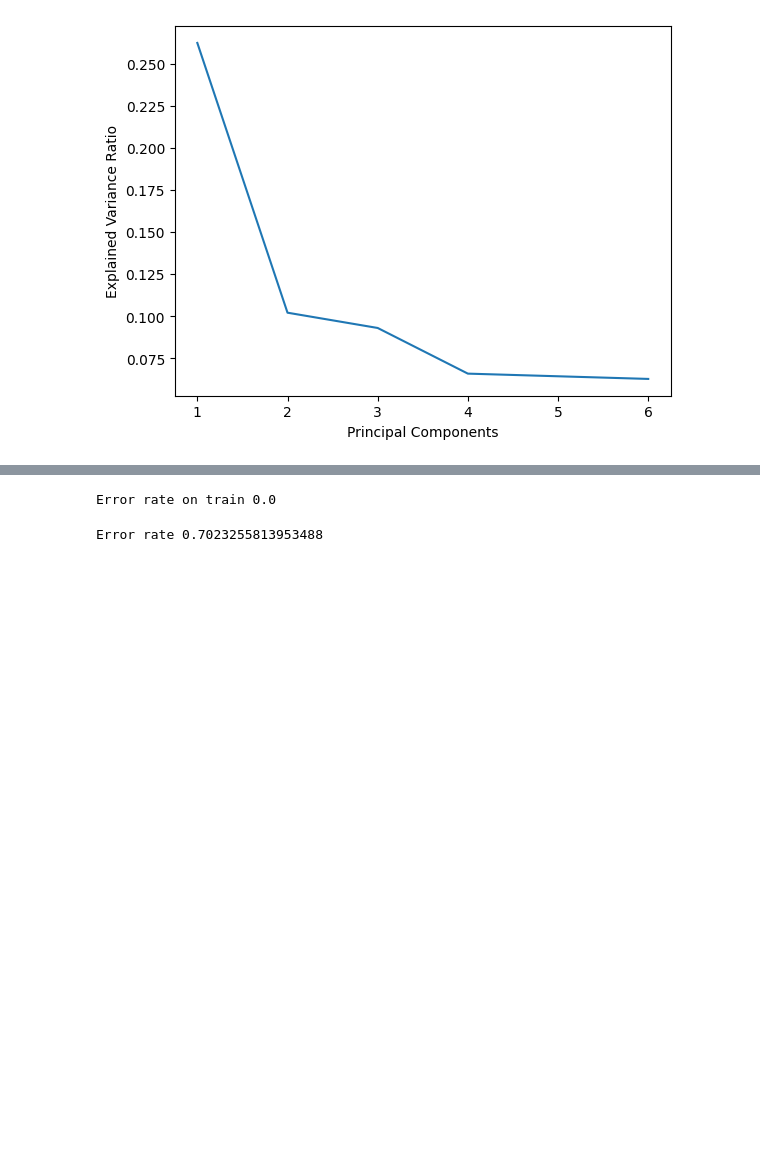
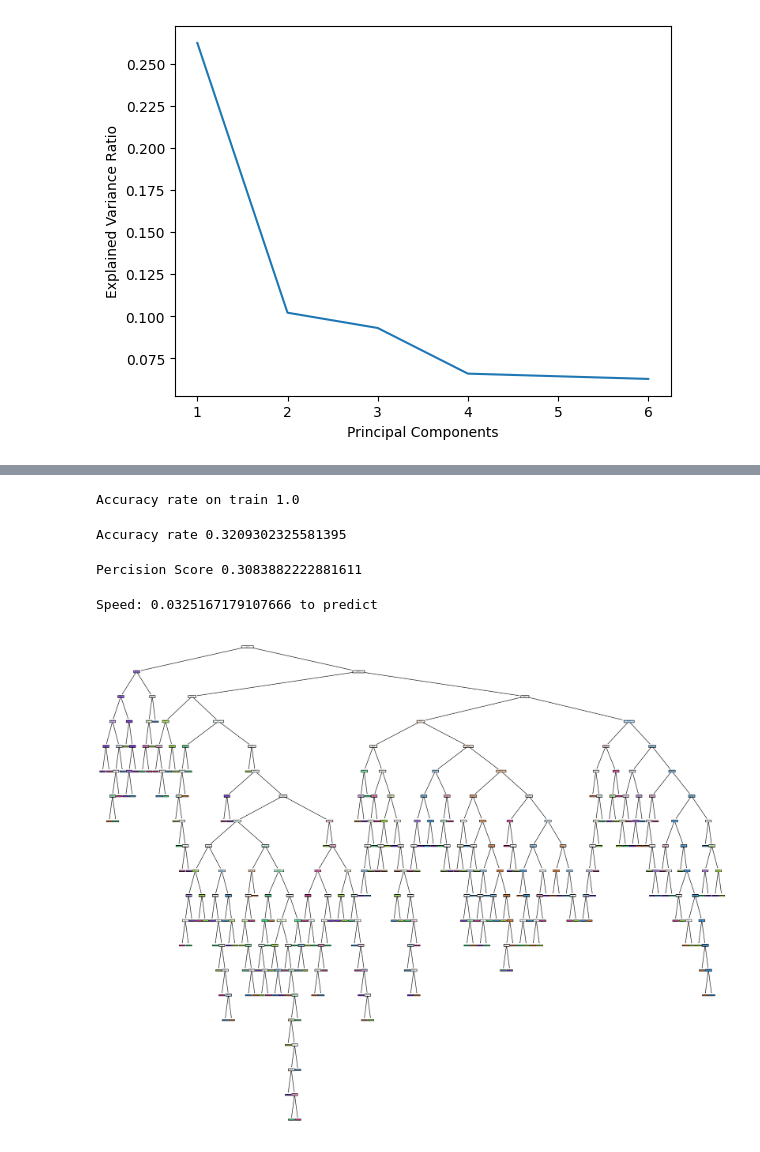
Before and after one commit to tejaswini-rb/project-proposal-ml, a Jupyter notebook: DecisionTree.ipynb, the cells around one changed output, grey strips where cells are left out. Cells and saved outputs as stored; diff of their text form; code cells hidden in the pictures; blank space fills up the shorter version.

```diff
--- a/DecisionTree.ipynb
+++ b/DecisionTree.ipynb
@@ -286,15 +263,42 @@ clf = clf.fit(train_D, train_y)
 pred_on_train = clf.predict(train_D)
 from sklearn.metrics import accuracy_score
 
-error_rate = 1 - accuracy_score(pred_on_train,train_y)
-print('Error rate on train',error_rate)
+acc_rate = accuracy_score(pred_on_train,train_y)
+print('Accuracy rate on train',acc_rate)
 # %% [output]
-Error rate on train 0.0
+Accuracy rate on train 1.0
 # %%
 pred = clf.predict(test_D)
 from sklearn.metrics import accuracy_score
 
-error_rate = 1 - accuracy_score(pred,test_y)
-print('Error rate',error_rate)
+acc_rate = accuracy_score(pred,test_y)
+print('Accuracy rate',acc_rate)
 # %% [output]
-Error rate 0.7023255813953488
+Accuracy rate 0.3209302325581395
+# %%
+pred = clf.predict(test_D)
+from sklearn.metrics import precision_score
+
+per_rate = precision_score(pred,test_y, average="macro")
+print('Percision Score',per_rate)
+# %% [output]
+Percision Score 0.3083882222881611
+# %%
+import time
+
+start_time = time.time()
+
+pred = clf.predict(test_D)
+
+end_time = time.time()
+
+speed = (end_time - start_time)
+print("Speed: " + str(speed) + " to predict")
+# %% [output]
+Speed: 0.0325167179107666 to predict
+# %%
+fig = plt.figure(figsize=(25,20))
+_ = tree.plot_tree(clf,
+                   filled=True)
+# %% [output]
+[figure, added]
```
Also changed, not shown: parts of 7 cells of this notebook.
